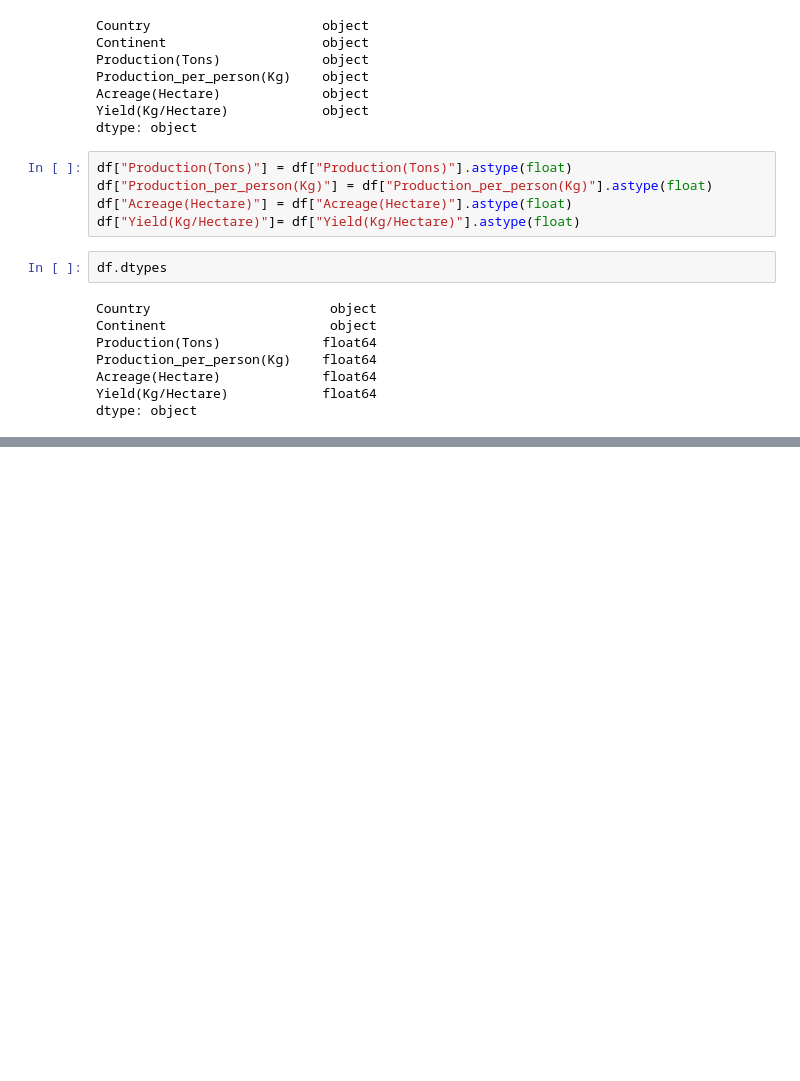
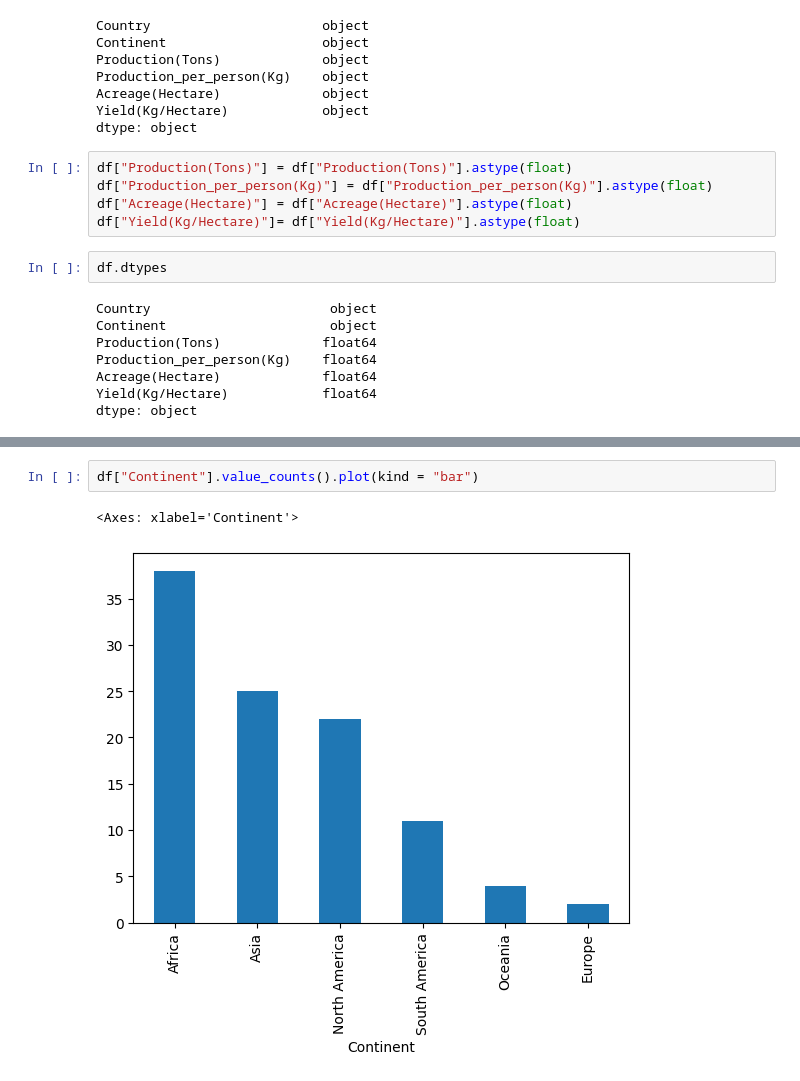
Before and after one commit to vishwajeet02/Projects, a Jupyter notebook: EDA/SugarCane_Production_Project/File_EDA1.ipynb, the cells around one changed output, grey strips where cells are left out. Drawn from its saved outputs; the diff is of its cells as text; blank space fills up the shorter version.

```diff
--- a/EDA/SugarCane_Production_Project/File_EDA1.ipynb
+++ b/EDA/SugarCane_Production_Project/File_EDA1.ipynb
@@ -131,0 +167,5 @@ dtype: object
+# %%
+df["Continent"].value_counts().plot(kind = "bar")
+# %% [output]
+<Axes: xlabel='Continent'>
+[figure, added]
```
Also changed, not shown: parts of 16 cells of this notebook.
